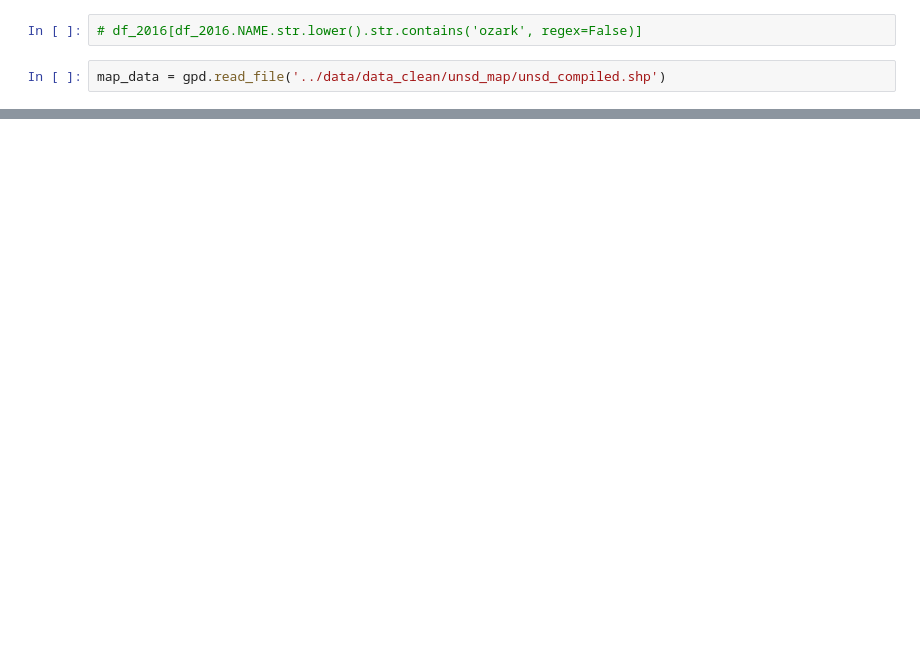
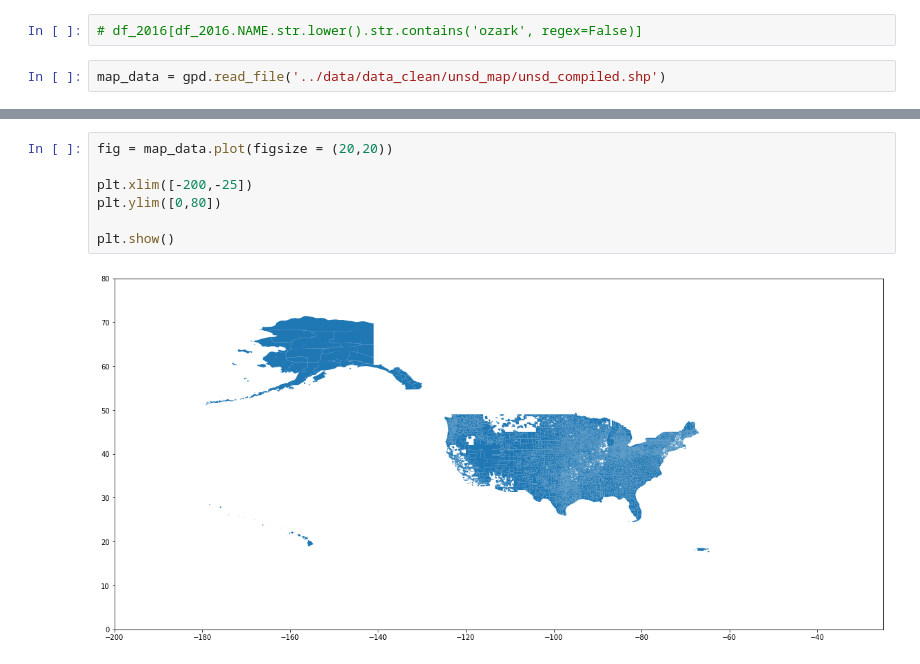
Before and after one commit to jamu0075/US-Education-Project, a Jupyter notebook: EDA/eda.ipynb, the cells around one changed output, grey strips where cells are left out. Drawn from its saved outputs; the diff is of its cells as text; blank space fills up the shorter version.

Commit message:
More data cleaning, roughly 80% complete. Setting up geopandas map.

```diff
--- a/EDA/eda.ipynb
+++ b/EDA/eda.ipynb
@@ -192,0 +279,9 @@ print(len(sd))
+# %%
+fig = map_data.plot(figsize = (20,20))
+
+plt.xlim([-200,-25])
+plt.ylim([0,80])
+
+plt.show()
+# %% [output]
+[figure, added]
```
Also changed, not shown: parts of 10 cells of this notebook.
